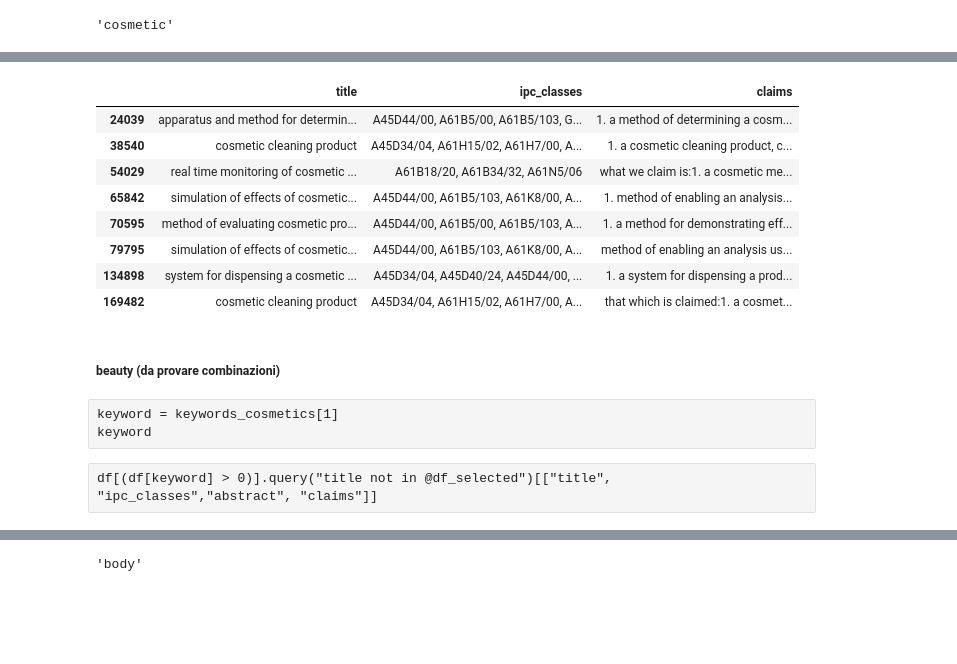
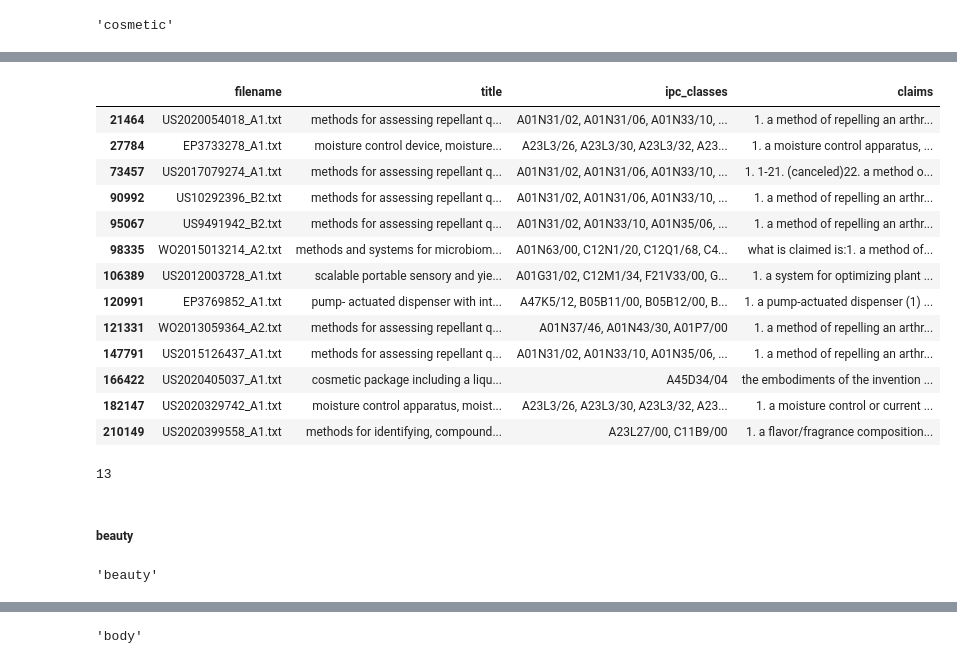
Before and after one commit to cri98li/Strategic-and-Competitive-Inteligence-project-UNIPI, a Jupyter notebook: 2a deadline/Step 5 v3.ipynb, the cells around one changed output, grey strips where cells are left out. Saved outputs shown, nothing was run; the diff lists cells and outputs as text; code cells hidden in the pictures; blank space fills up the shorter version.

```diff
--- a/2a deadline/Step 5 v3.ipynb
+++ b/2a deadline/Step 5 v3.ipynb
@@ -170,27 +204,37 @@ df[df[keyword] > 0][["title", "ipc_classes","abstract", "claims"]]
 # %%
 #escludiamo tutti i sistemi per "raccomandare un prodotto"
 
 df_candidate = df[(df[keyword] > 0)
-                  & (df.ipc_classes.str.count("(^| )A")>1)][["title", "ipc_classes","claims"]]
-#Questo seleziona anche i patent relativi all'AR, che poi vanno riesaminati a mano
+                  & (df.ipc_classes.str.count("G06")==0) #Escludo "COMPUTING; CALCULATING; COUNTING"
+                  & (df.ipc_classes.str.count("G01")==0) #Escludo "MEASURING; TESTING"
+                  & (df.ipc_classes.str.count("A61")==0) #MEDICAL OR VETERINARY SCIENCE; HYGIENE
+                  & (df.ipc_classes.str.count("(^| )A")>0)]
 
-df_candidate
+df_candidate[["filename", "title", "ipc_classes","claims"]]
 # %% [output]
-|  | title | ipc_classes | claims |
-| 24039 | apparatus and method for determin... | A45D44/00, A61B5/00, A61B5/103, G... | 1. a method of determining a cosm... |
-| 38540 | cosmetic cleaning product | A45D34/04, A61H15/02, A61H7/00, A... | 1. a cosmetic cleaning product, c... |
-| 54029 | real time monitoring of cosmetic ... | A61B18/20, A61B34/32, A61N5/06 | what we claim is:1. a cosmetic me... |
-| 65842 | simulation of effects of cosmetic... | A45D44/00, A61B5/103, A61K8/00, A... | 1. method of enabling an analysis... |
-| 70595 | method of evaluating cosmetic pro... | A45D44/00, A61B5/00, A61B5/103, A... | 1. a method for demonstrating eff... |
-| 79795 | simulation of effects of cosmetic... | A45D44/00, A61B5/103, A61K8/00, A... | method of enabling an analysis us... |
-| 134898 | system for dispensing a cosmetic ... | A45D34/04, A45D40/24, A45D44/00, ... | 1. a system for dispensing a prod... |
-| 169482 | cosmetic cleaning product | A45D34/04, A61H15/02, A61H7/00, A... | that which is claimed:1. a cosmet... |
+|  | filename | title | ipc_classes | claims |
+| 21464 | US2020054018_A1.txt | methods for assessing repellant q... | A01N31/02, A01N31/06, A01N33/10, ... | 1. a method of repelling an arthr... |
+| 27784 | EP3733278_A1.txt | moisture control device, moisture... | A23L3/26, A23L3/30, A23L3/32, A23... | 1. a moisture control apparatus, ... |
+| 73457 | US2017079274_A1.txt | methods for assessing repellant q... | A01N31/02, A01N31/06, A01N33/10, ... | 1. 1-21. (canceled)22. a method o... |
+| 90992 | US10292396_B2.txt | methods for assessing repellant q... | A01N31/02, A01N31/06, A01N33/10, ... | 1. a method of repelling an arthr... |
+| 95067 | US9491942_B2.txt | methods for assessing repellant q... | A01N31/02, A01N33/10, A01N35/06, ... | 1. a method of repelling an arthr... |
+| 98335 | WO2015013214_A2.txt | methods and systems for microbiom... | A01N63/00, C12N1/20, C12Q1/68, C4... | what is claimed is:1. a method of... |
+| 106389 | US2012003728_A1.txt | scalable portable sensory and yie... | A01G31/02, C12M1/34, F21V33/00, G... | 1. a system for optimizing plant ... |
+| 120991 | EP3769852_A1.txt | pump- actuated dispenser with int... | A47K5/12, B05B11/00, B05B12/00, B... | 1. a pump-actuated dispenser (1) ... |
+| 121331 | WO2013059364_A2.txt | methods for assessing repellant q... | A01N37/46, A01N43/30, A01P7/00 | 1. a method of repelling an arthr... |
+| 147791 | US2015126437_A1.txt | methods for assessing repellant q... | A01N31/02, A01N33/10, A01N35/06, ... | 1. a method of repelling an arthr... |
+| 166422 | US2020405037_A1.txt | cosmetic package including a liqu... | A45D34/04 | the embodiments of the invention ... |
+| 182147 | US2020329742_A1.txt | moisture control apparatus, moist... | A23L3/26, A23L3/30, A23L3/32, A23... | 1. a moisture control or current ... |
+| 210149 | US2020399558_A1.txt | methods for identifying, compound... | A23L27/00, C11B9/00 | 1. a flavor/fragrance composition... |
 # %%
 df_selected = pd.concat([df_selected, df_candidate])
+len(df_selected)
+# %% [output]
+13
 # %% [markdown]
-##### beauty (da provare combinazioni)
+##### beauty
-# %% [raw]
-keyword = keywords_cosmetics[1]
-keyword
-# %% [raw]
-df[(df[keyword] > 0)].query("title not in @df_selected")[["title", "ipc_classes","abstract", "claims"]]
+# %%
+keyword = keywords_cosmetics[1]
+keyword
+# %% [output]
+'beauty'
```
Also changed, not shown: parts of 33 cells of this notebook.
